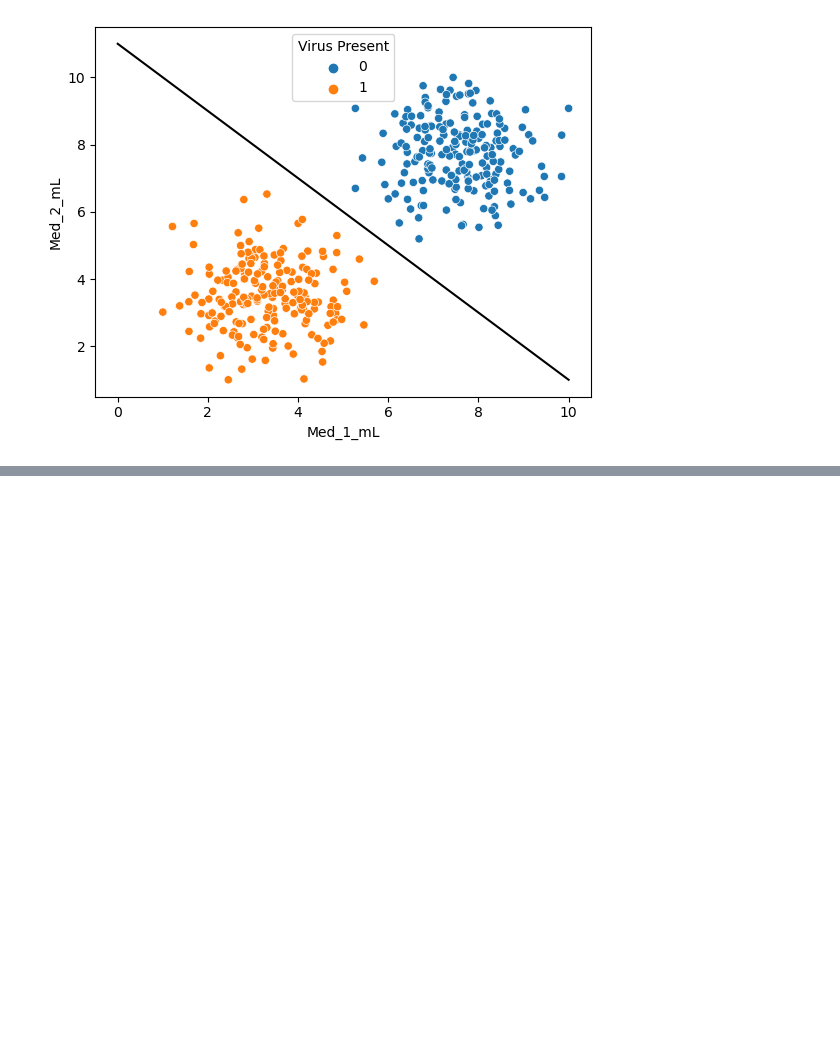
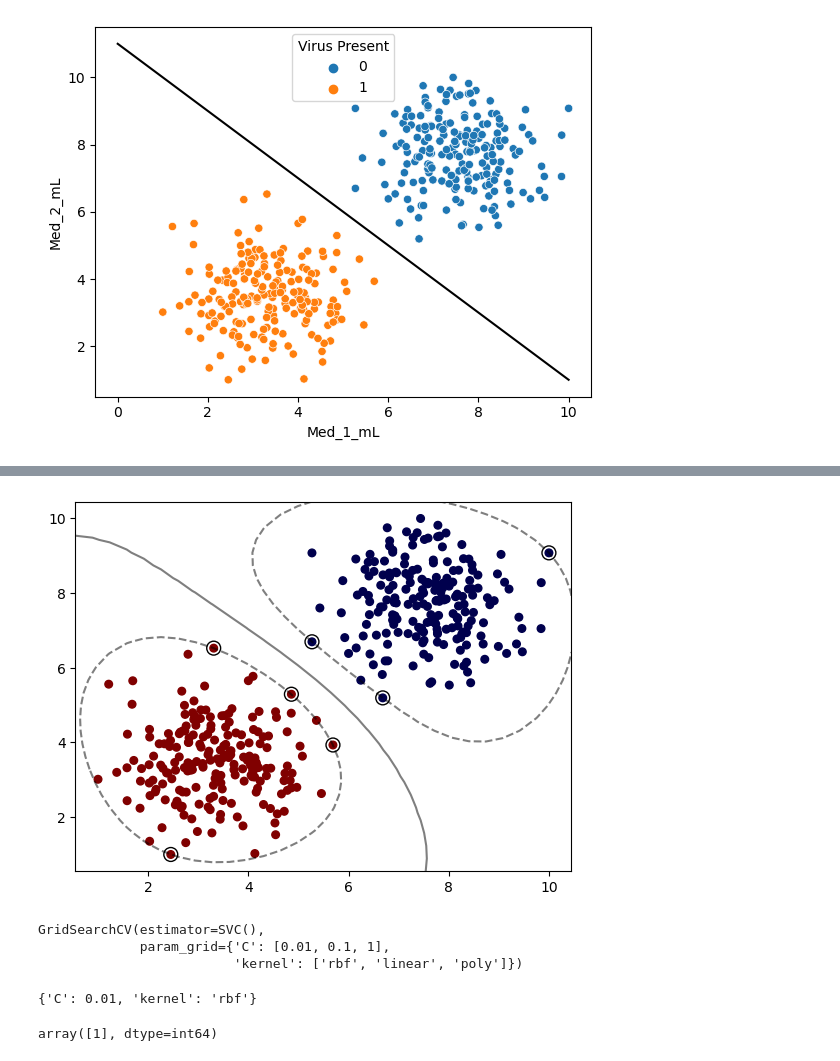
Before and after one commit to Emekaiscoding/ML_progress, a Jupyter notebook: support_vector_machines.ipynb, the cells around one changed output, grey strips where cells are left out. Drawn from its saved outputs; the diff is of its cells as text; code cells hidden in the pictures; blank space fills up the shorter version.

```diff
--- a/support_vector_machines.ipynb
+++ b/support_vector_machines.ipynb
@@ -29,0 +72,6 @@ plt.show();
+# %%
+from svm_margin_plot import plot_svm_boundary
+
+plot_svm_boundary(model_2,X,y)
+# %% [output]
+[figure, added]
@@ -29,0 +86,6 @@ plt.show();
+# %%
+grid.fit(X,y)
+# %% [output]
+GridSearchCV(estimator=SVC(),
+             param_grid={'C': [0.01, 0.1, 1],
+                         'kernel': ['rbf', 'linear', 'poly']})
@@ -29,0 +94,4 @@ plt.show();
+# %%
+grid.best_params_
+# %% [output]
+{'C': 0.01, 'kernel': 'rbf'}
@@ -29,0 +100,4 @@ plt.show();
+# %%
+predictions
+# %% [output]
+array([1], dtype=int64)
```
Also changed, not shown: parts of 39 cells of this notebook, 4 other files.
